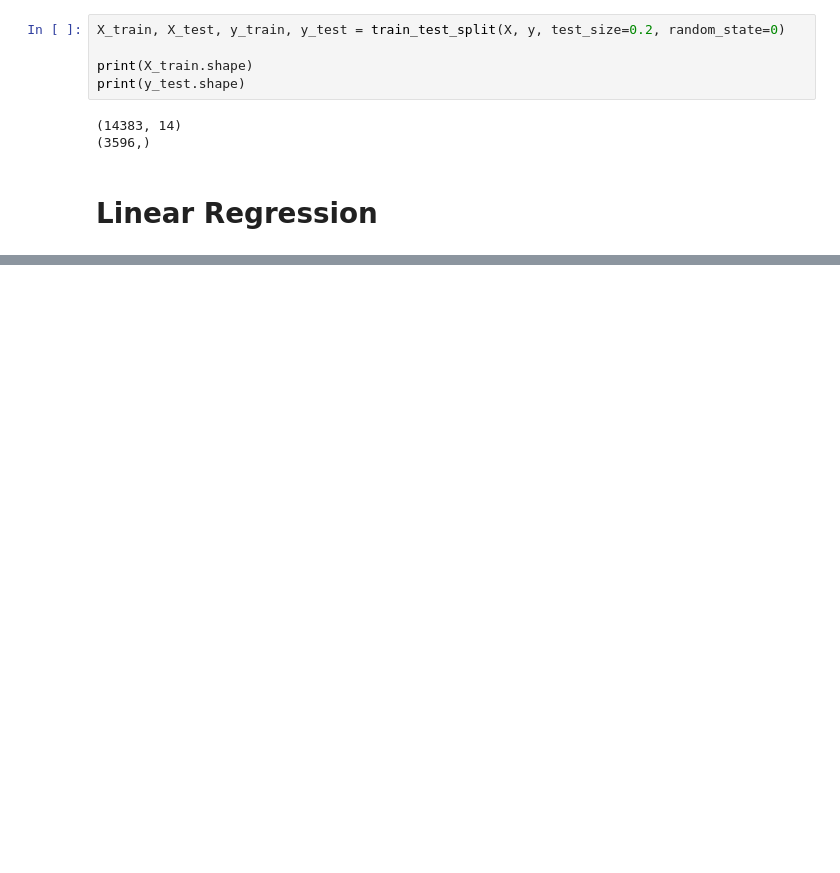
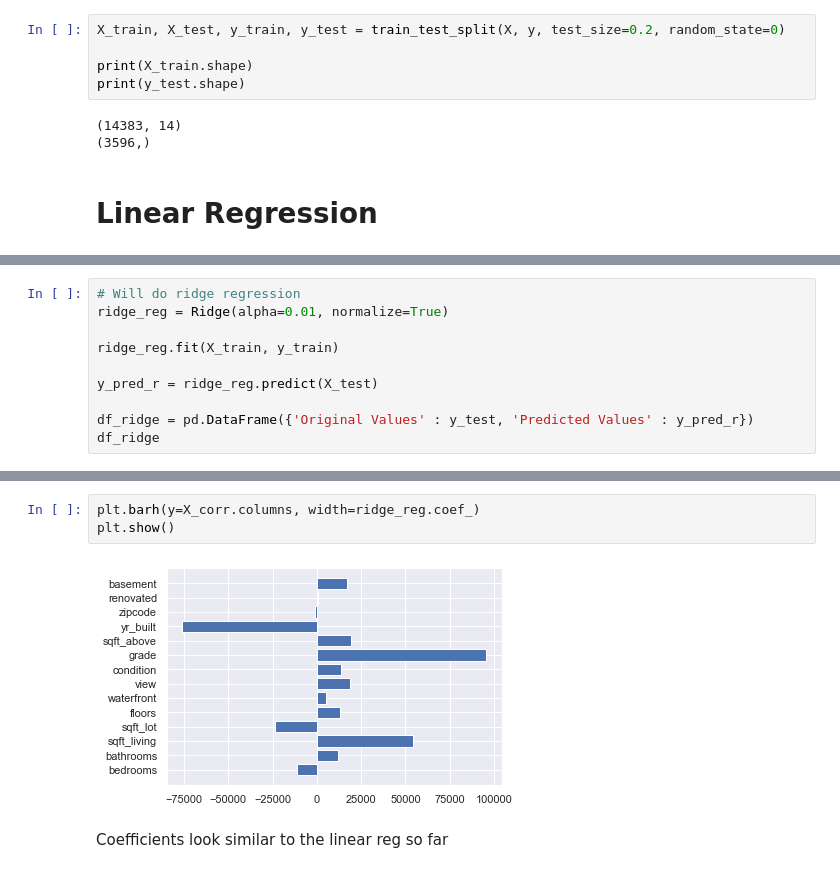
Before and after one commit to mbururyan/HAAS-house-prices, a Jupyter notebook: house-price-reg.ipynb, the cells around one changed output, grey strips where cells are left out. Cells and saved outputs as stored; diff of their text form; blank space fills up the shorter version.

```diff
--- a/house-price-reg.ipynb
+++ b/house-price-reg.ipynb
@@ -553,0 +665,10 @@ print(y_test.shape)
+# %%
+# Will do ridge regression
+ridge_reg = Ridge(alpha=0.01, normalize=True)
+
+ridge_reg.fit(X_train, y_train)
+
+y_pred_r = ridge_reg.predict(X_test)
+
+df_ridge = pd.DataFrame({'Original Values' : y_test, 'Predicted Values' : y_pred_r})
+df_ridge
@@ -553,0 +713,7 @@ print(y_test.shape)
+# %%
+plt.barh(y=X_corr.columns, width=ridge_reg.coef_)
+plt.show()
+# %% [output]
+[figure, added]
+# %% [markdown]
+Coefficients look similar to the linear reg so far
```
Also changed, not shown: parts of 42 cells of this notebook.
